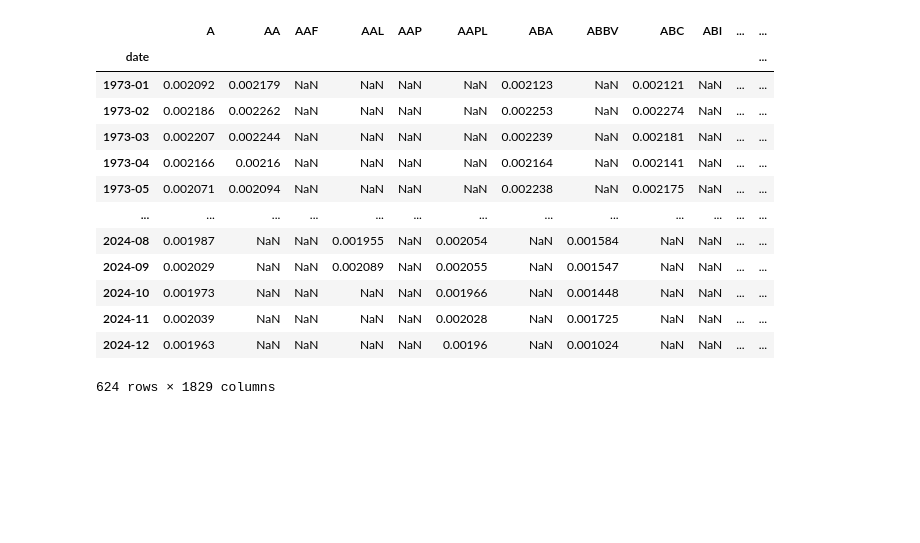
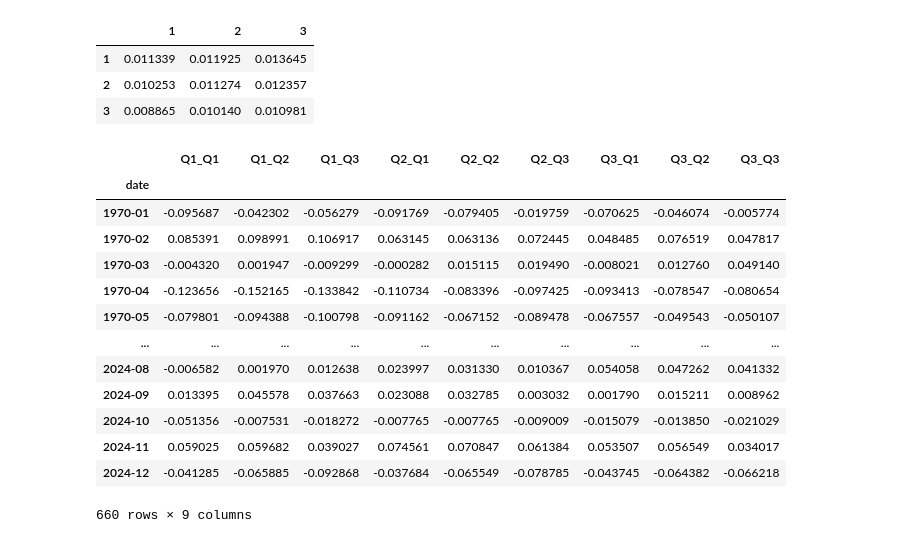
Before and after one commit to eviprous/Invesco_Research_Project, a Jupyter notebook: notebooks/EBC_check.ipynb, the cells around one changed output. Saved outputs shown, nothing was run; the diff lists cells and outputs as text; code cells hidden in the pictures; blank space fills up the shorter version.

```diff
--- a/notebooks/EBC_check.ipynb
+++ b/notebooks/EBC_check.ipynb
@@ -26,7 +26,8 @@ merged_df, full_merged_df = build_all_dataset(
 ebc = merged_df["EBC"]
 cw_ebc = merged_df["CW-EBC"]
 # %%
-print("helo")
+ebc = ebc.to_frame(name="EBC")
+cw_ebc = cw_ebc.to_frame(name="CW-EBC")
 # %%
 asset_returns = build_returns_dataset("sp500_returns_monthly_with_tickers.csv", frequency="monthly")
 factor_returns = pd.concat([ebc, cw_ebc], axis=1).dropna()
@@ -99,17 +40,37 @@ ba.plot_cumulative_returns(df_EBC_monthly_returns, columns= "EBC_returns_monthly
-# %%
-df_EBC_monthly_beta_contributions
-# %% [output]
-|  | A | AA | AAF | AAL | AAP | AAPL | ABA | ABBV | ABC | ABI | ... | ... |
-| date |  |  |  |  |  |  |  |  |  |  |  | ... |
-| 1973-01 | 0.002092 | 0.002179 | NaN | NaN | NaN | NaN | 0.002123 | NaN | 0.002121 | NaN | ... | ... |
-| 1973-02 | 0.002186 | 0.002262 | NaN | NaN | NaN | NaN | 0.002253 | NaN | 0.002274 | NaN | ... | ... |
-| 1973-03 | 0.002207 | 0.002244 | NaN | NaN | NaN | NaN | 0.002239 | NaN | 0.002181 | NaN | ... | ... |
-| 1973-04 | 0.002166 | 0.00216 | NaN | NaN | NaN | NaN | 0.002164 | NaN | 0.002141 | NaN | ... | ... |
-| 1973-05 | 0.002071 | 0.002094 | NaN | NaN | NaN | NaN | 0.002238 | NaN | 0.002175 | NaN | ... | ... |
-| ... | ... | ... | ... | ... | ... | ... | ... | ... | ... | ... | ... | ... |
-| 2024-08 | 0.001987 | NaN | NaN | 0.001955 | NaN | 0.002054 | NaN | 0.001584 | NaN | NaN | ... | ... |
-| 2024-09 | 0.002029 | NaN | NaN | 0.002089 | NaN | 0.002055 | NaN | 0.001547 | NaN | NaN | ... | ... |
-| 2024-10 | 0.001973 | NaN | NaN | NaN | NaN | 0.001966 | NaN | 0.001448 | NaN | NaN | ... | ... |
-| 2024-11 | 0.002039 | NaN | NaN | NaN | NaN | 0.002028 | NaN | 0.001725 | NaN | NaN | ... | ... |
-| 2024-12 | 0.001963 | NaN | NaN | NaN | NaN | 0.00196 | NaN | 0.001024 | NaN | NaN | ... | ... |
-624 rows × 1829 columns
+# %%
+results = run_full_factor_pipeline(
+    beta1_df=betas_ebc,
+    beta2_df=betas_cw_ebc,
+    sp500=asset_returns,
+    EBC=factor_returns["EBC"],
+    Cap_EBC=factor_returns["CW-EBC"],
+    n_q1=3,
+    n_q2=3,
+    min_assets_per_cell=3,
+    f1_name="EBC",
+    f2_name="CW-EBC",
+)
+
+results["mean_grid"]
+# %% [output]
+|  | 1 | 2 | 3 |
+| 1 | 0.011339 | 0.011925 | 0.013645 |
+| 2 | 0.010253 | 0.011274 | 0.012357 |
+| 3 | 0.008865 | 0.010140 | 0.010981 |
+# %%
+results["portrets_wide"][6:]
+# %% [output]
+|  | Q1_Q1 | Q1_Q2 | Q1_Q3 | Q2_Q1 | Q2_Q2 | Q2_Q3 | Q3_Q1 | Q3_Q2 | Q3_Q3 |
+| date |  |  |  |  |  |  |  |  |  |
+| 1970-01 | -0.095687 | -0.042302 | -0.056279 | -0.091769 | -0.079405 | -0.019759 | -0.070625 | -0.046074 | -0.005774 |
+| 1970-02 | 0.085391 | 0.098991 | 0.106917 | 0.063145 | 0.063136 | 0.072445 | 0.048485 | 0.076519 | 0.047817 |
+| 1970-03 | -0.004320 | 0.001947 | -0.009299 | -0.000282 | 0.015115 | 0.019490 | -0.008021 | 0.012760 | 0.049140 |
+| 1970-04 | -0.123656 | -0.152165 | -0.133842 | -0.110734 | -0.083396 | -0.097425 | -0.093413 | -0.078547 | -0.080654 |
+| 1970-05 | -0.079801 | -0.094388 | -0.100798 | -0.091162 | -0.067152 | -0.089478 | -0.067557 | -0.049543 | -0.050107 |
+| ... | ... | ... | ... | ... | ... | ... | ... | ... | ... |
+| 2024-08 | -0.006582 | 0.001970 | 0.012638 | 0.023997 | 0.031330 | 0.010367 | 0.054058 | 0.047262 | 0.041332 |
+| 2024-09 | 0.013395 | 0.045578 | 0.037663 | 0.023088 | 0.032785 | 0.003032 | 0.001790 | 0.015211 | 0.008962 |
+| 2024-10 | -0.051356 | -0.007531 | -0.018272 | -0.007765 | -0.007765 | -0.009009 | -0.015079 | -0.013850 | -0.021029 |
+| 2024-11 | 0.059025 | 0.059682 | 0.039027 | 0.074561 | 0.070847 | 0.061384 | 0.053507 | 0.056549 | 0.034017 |
+| 2024-12 | -0.041285 | -0.065885 | -0.092868 | -0.037684 | -0.065549 | -0.078785 | -0.043745 | -0.064382 | -0.066218 |
+660 rows × 9 columns
```
Also changed, not shown: parts of 8 cells of this notebook.
